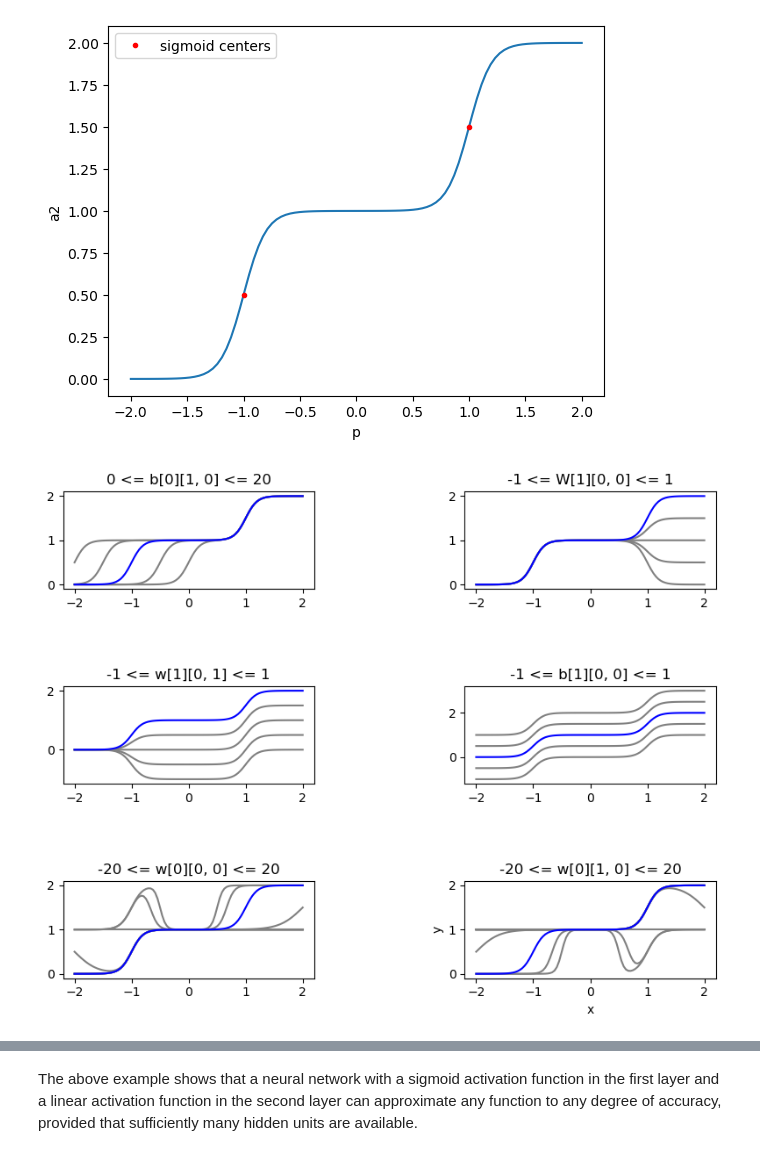
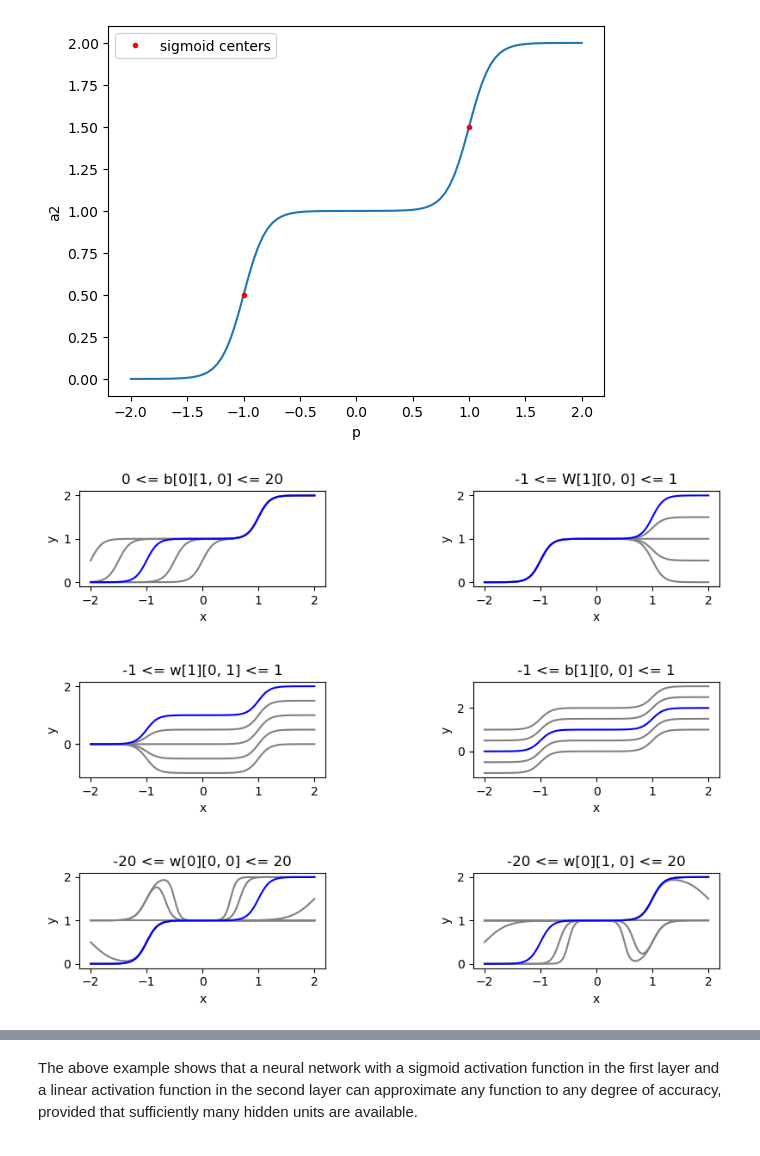
Before and after one commit to Thoalfeqar-gata/Neural-Networks-Master-Degree, a Jupyter notebook: Lecture 1.ipynb, the cells around one changed output, grey strips where cells are left out. Cells and saved outputs as stored; diff of their text form; code cells hidden in the pictures.

```diff
--- a/Lecture 1.ipynb
+++ b/Lecture 1.ipynb
@@ -113,6 +113,9 @@ for i in range(len(bias_layer_1_2_predictions)):
     plt.plot(p, bias_layer_1_2_predictions[i], color = grey)
 plt.plot(p, nominal_response, 'b-')
 
+plt.xlabel('x')
+plt.ylabel('y')
+
 plt.subplot(3, 2, 2)
 plt.title('-1 <= W[1][0, 0] <= 1')
 for i in range(len(weight_layer_2_1_predictions)):
@@ -120,36 +123,48 @@ for i in range(len(weight_layer_2_1_predictions)):
 
 plt.plot(p, nominal_response, 'b-')
 
+plt.xlabel('x')
+plt.ylabel('y')
+
 plt.subplot(3, 2, 3)
 plt.title('-1 <= w[1][0, 1] <= 1')
 for i in range(len(weight_layer_2_2_predictions)):
     plt.plot(p, weight_layer_2_2_predictions[i], color = grey)
 plt.plot(p, nominal_response, 'b-')
+
+plt.xlabel('x')
+plt.ylabel('y')
 
 plt.subplot(3, 2, 4)
 plt.title('-1 <= b[1][0, 0] <= 1')
 for i in range(len(bias_layer_2_predictions)):
     plt.plot(p, bias_layer_2_predictions[i], color = grey)
 plt.plot(p, nominal_response, 'b-')
 
+plt.xlabel('x')
+plt.ylabel('y')
+
 plt.subplot(3, 2, 5)
 plt.title('-20 <= w[0][0, 0] <= 20')
 for i in range(len(weight_layer_1_1_predictions)):
     plt.plot(p, weight_layer_1_1_predictions[i], color = grey)
 plt.plot(p, nominal_response, 'b-')
+
+plt.xlabel('x')
+plt.ylabel('y')
 
 plt.subplot(3, 2, 6)
 plt.title('-20 <= w[0][1, 0] <= 20')
 for i in range(len(weight_layer_1_2_predictions)):
     plt.plot(p, weight_layer_1_2_predictions[i], color = grey)
 plt.plot(p, nominal_response, 'b-')
 
 
 plt.xlabel('x')
 plt.ylabel('y')
 plt.show()
 # %% [output]
-[figure, old version]
+[figure, new version]
 # %% [markdown]
 ![image.png](attachment:image.png)
 # %% [markdown]
```
